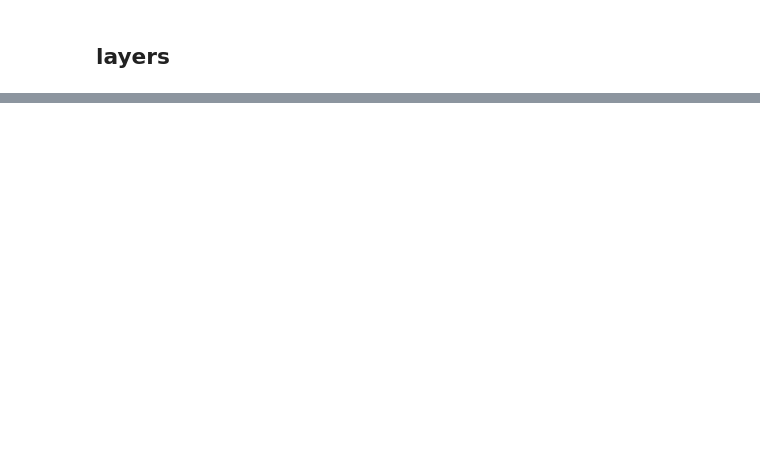
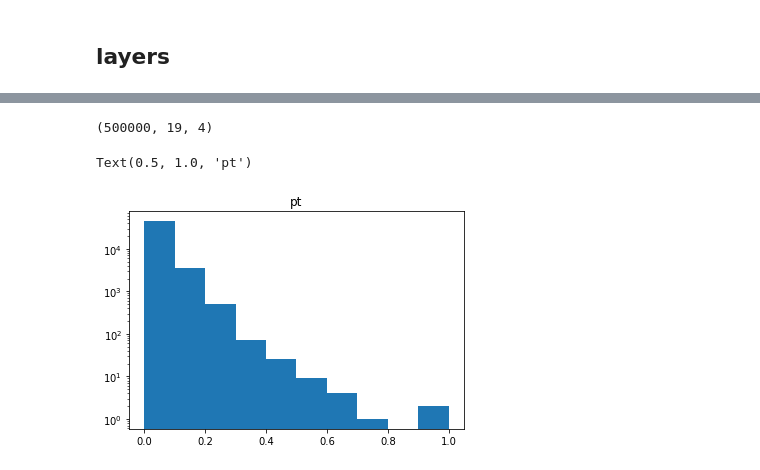
Before and after one commit to zi-bot2/ADC2021-examplecode, a Jupyter notebook: graph_vae.ipynb, the cells around one changed output, grey strips where cells are left out. Cells and saved outputs as stored; diff of their text form; code cells hidden in the pictures; blank space fills up the shorter version.

Commit message:
adding graph variational autoencoder, input normalization and inference

```diff
--- a/graph_vae.ipynb
+++ b/graph_vae.ipynb
@@ -192,0 +246,9 @@ class GraphVariationalAutoencoder(GraphAutoencoder):
+# %%
+# set the correct background filename
+filename = 'background.h5'
+ff = h5py.File(filename, 'r')
+particles = np.asarray(ff.get('Particles'))
+# %%
+particles.shape
+# %% [output]
+(500000, 19, 4)
@@ -192,0 +258,4 @@ class GraphVariationalAutoencoder(GraphAutoencoder):
+# %%
+# features: array([b'Pt', b'Eta', b'Phi', b'Class'], dtype='|S5')
+batch_size = 128
+particles_train = particles[:batch_size*20]
@@ -192,0 +265,7 @@ class GraphVariationalAutoencoder(GraphAutoencoder):
+# %%
+plt.hist(particles_train[:,:,0].flatten())
+plt.yscale('log')
+plt.title('pt')
+# %% [output]
+Text(0.5, 1.0, 'pt')
+[figure, added]
```
Also changed, not shown: parts of 64 cells of this notebook.
